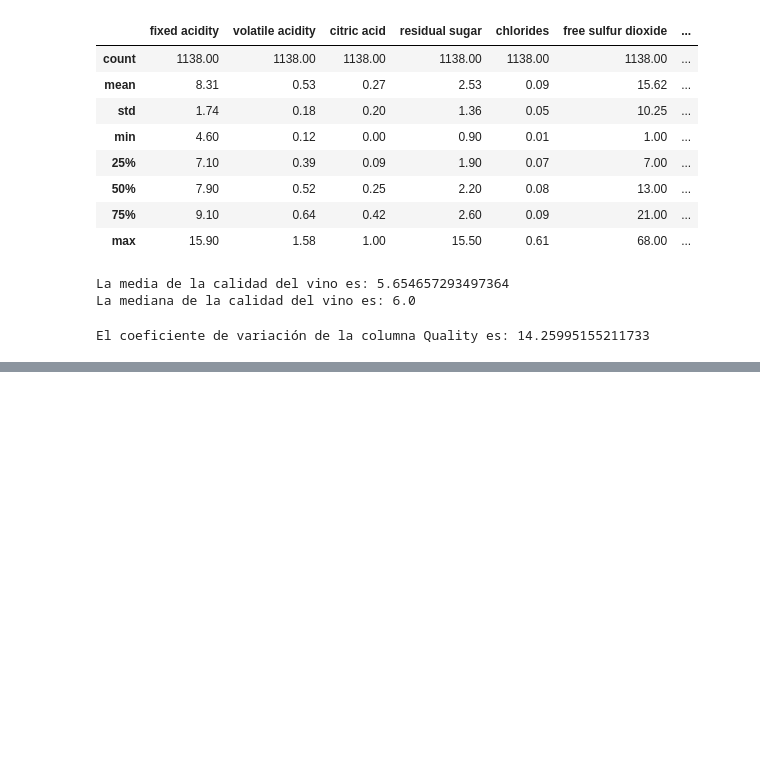
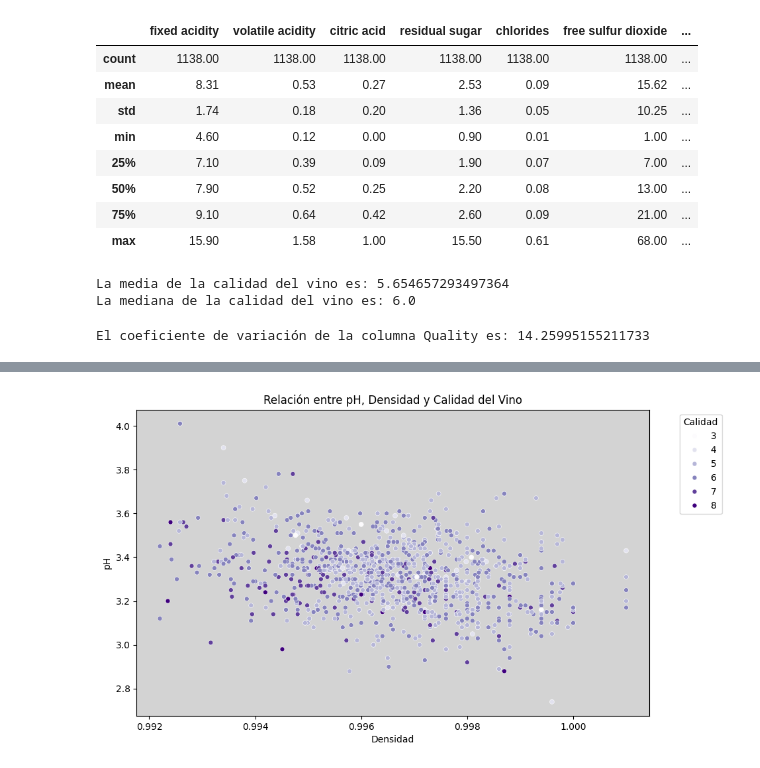
Before and after one commit to ignaciomz/CH_IM_61140, a Jupyter notebook: WineQuality_Parte1_Martínez.ipynb, the cells around one changed output, grey strips where cells are left out. Cells and saved outputs as stored; diff of their text form; code cells hidden in the pictures; blank space fills up the shorter version.

```diff
--- a/WineQuality_Parte1_Martínez.ipynb
+++ b/WineQuality_Parte1_Martínez.ipynb
@@ -211,0 +346,14 @@ El coeficiente de variación de la columna Quality es: 14.25995155211733
+# %%
+#Bien, aqui ya podemos observar, que hay mayor cantidad de vinos de calidades mas altas en niveles medios de calidad.
+#Vemos tambien, que a valores medios de pH, y valores medios de densidad, figuran los vinos de mejor calidad.
+
+plt.figure(figsize=(10, 6))
+plt.gca().set_facecolor('lightgrey')
+scatter = sns.scatterplot(x='density', y='pH', hue='quality', palette='Purples', data=qw_eliminado, s=25)
+plt.xlabel('Densidad')
+plt.ylabel('pH')
+plt.title('Relación entre pH, Densidad y Calidad del Vino')
+plt.legend(title='Calidad', bbox_to_anchor=(1.05, 1), loc='upper left')
+plt.show()
+# %% [output]
+[figure, added]
```
Also changed, not shown: parts of 10 cells of this notebook.
